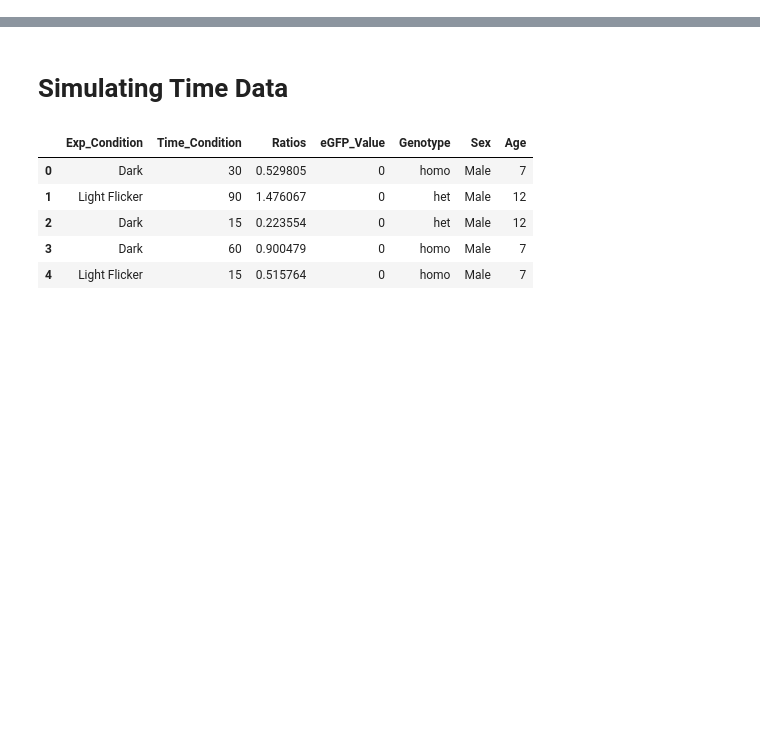
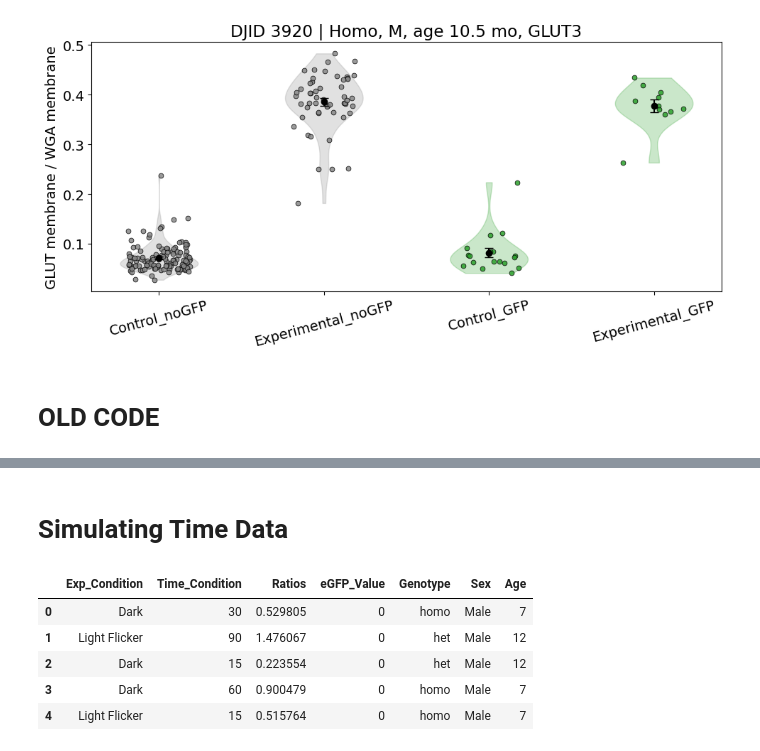
Before and after one commit to rltinio/ImageAnalysis, a Jupyter notebook: extra_notebooks/Integral_Visualizations.ipynb, the cells around one changed output, grey strips where cells are left out. Saved outputs shown, nothing was run; the diff lists cells and outputs as text; code cells hidden in the pictures; blank space fills up the shorter version.

```diff
--- a/extra_notebooks/Integral_Visualizations.ipynb
+++ b/extra_notebooks/Integral_Visualizations.ipynb
@@ -133,3 +208,9 @@ No eGFP-positive cells present, skipping GFP effect size.
+# %%
+_ = plot_glut_violins_points_sem(T, spacing=0.7, width=0.33, name_of_protein = 'GLUT3')
+# %% [output]
+[figure, added]
+# %% [markdown]
+# OLD CODE
 # %%
 # Set response type
 resp_type = 'glut1_membrane_over_wga_membrane'
```
Also changed, not shown: parts of 10 cells of this notebook, 12 other files.
